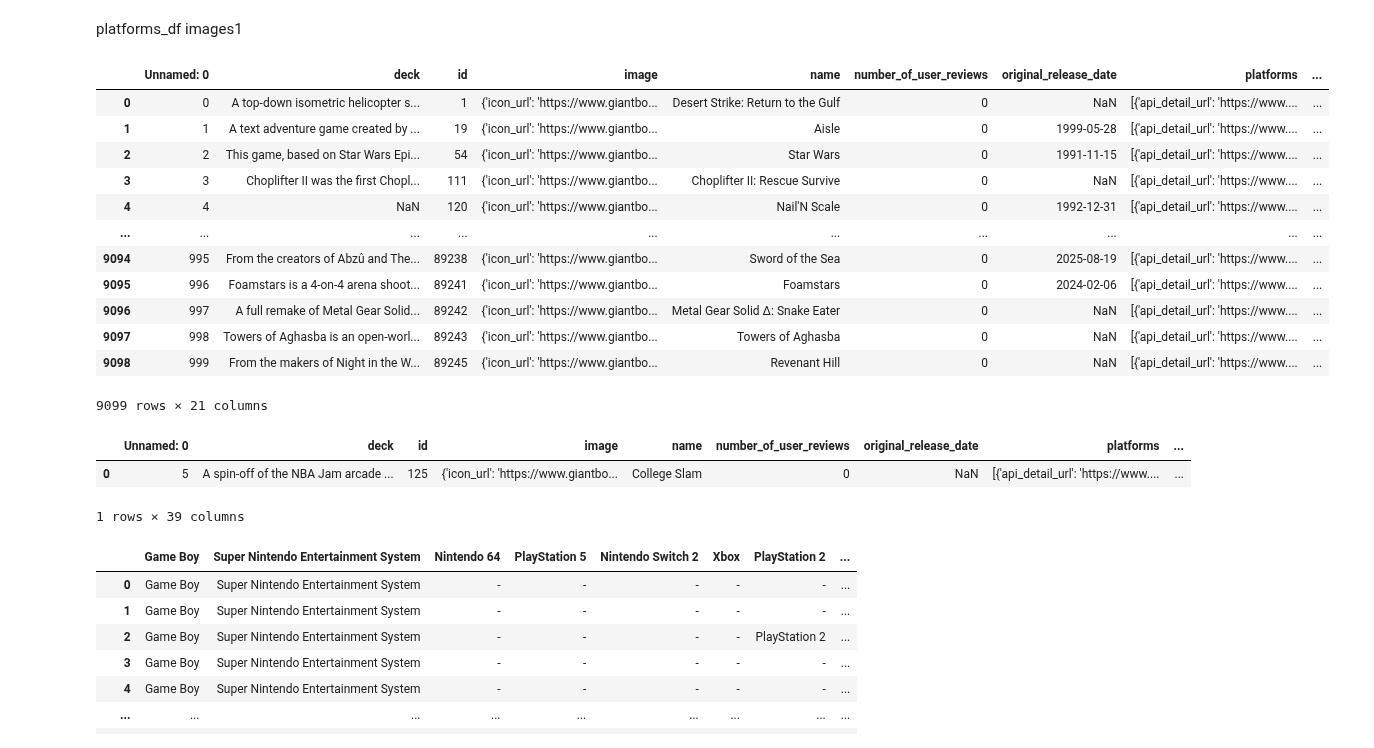
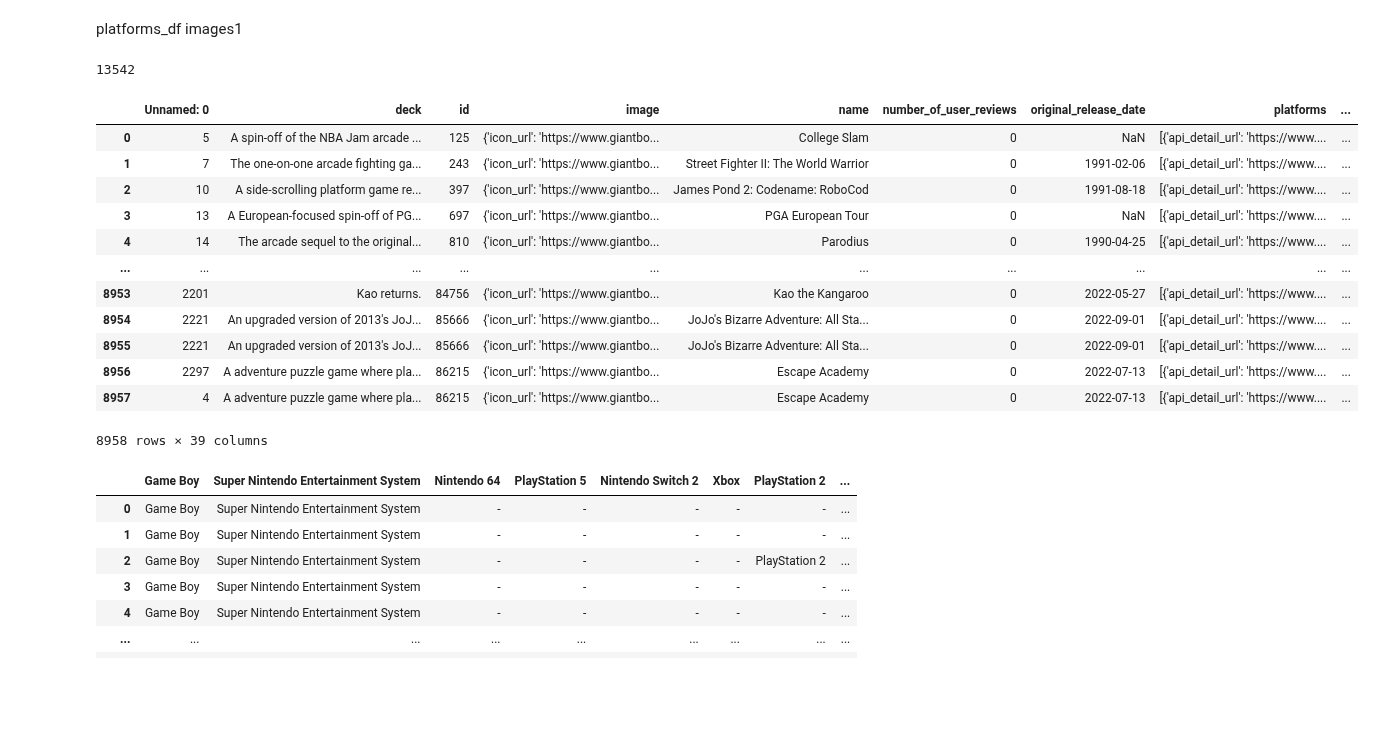
Before and after one commit to AshMKetchum/Asher-Capstone, a Jupyter notebook: notebooks/formatting_games.ipynb, the cells around one changed output. Saved outputs shown, nothing was run; the diff lists cells and outputs as text; code cells hidden in the pictures; blank space fills up the shorter version.

```diff
--- a/notebooks/formatting_games.ipynb
+++ b/notebooks/formatting_games.ipynb
@@ -29,22 +33,18 @@ g13=pd.read_csv('../data/games2_3.csv')
+# %%
+g16=pd.read_csv('../data/games6.csv')
+# %%
+g17=pd.read_csv('../data/games2_5.csv')
+# %%
+g18=pd.read_csv('../data/games2_6.csv')
 # %%
-g3=pd.concat([g1,g2,g10,g11,g12,g13],axis=0,ignore_index=True)
-g3
+g3=pd.concat([g1,g2,g10,g11,g12,g13,g14,g15,g16,g17,g18],axis=0,ignore_index=True)
+g3.to_csv('all_giant_games.csv')
-# %% [output]
-|  | Unnamed: 0 | deck | id | image | name | number_of_user_reviews | original_release_date | platforms | ... |
-| 0 | 0 | A top-down isometric helicopter s... | 1 | {'icon_url': 'https://www.giantbo... | Desert Strike: Return to the Gulf | 0 | NaN | [{'api_detail_url': 'https://www.... | ... |
-| 1 | 1 | A text adventure game created by ... | 19 | {'icon_url': 'https://www.giantbo... | Aisle | 0 | 1999-05-28 | [{'api_detail_url': 'https://www.... | ... |
-| 2 | 2 | This game, based on Star Wars Epi... | 54 | {'icon_url': 'https://www.giantbo... | Star Wars | 0 | 1991-11-15 | [{'api_detail_url': 'https://www.... | ... |
-| 3 | 3 | Choplifter II was the first Chopl... | 111 | {'icon_url': 'https://www.giantbo... | Choplifter II: Rescue Survive | 0 | NaN | [{'api_detail_url': 'https://www.... | ... |
-| 4 | 4 | NaN | 120 | {'icon_url': 'https://www.giantbo... | Nail'N Scale | 0 | 1992-12-31 | [{'api_detail_url': 'https://www.... | ... |
-| ... | ... | ... | ... | ... | ... | ... | ... | ... | ... |
-| 9094 | 995 | From the creators of Abzû and The... | 89238 | {'icon_url': 'https://www.giantbo... | Sword of the Sea | 0 | 2025-08-19 | [{'api_detail_url': 'https://www.... | ... |
-| 9095 | 996 | Foamstars is a 4-on-4 arena shoot... | 89241 | {'icon_url': 'https://www.giantbo... | Foamstars | 0 | 2024-02-06 | [{'api_detail_url': 'https://www.... | ... |
-| 9096 | 997 | A full remake of Metal Gear Solid... | 89242 | {'icon_url': 'https://www.giantbo... | Metal Gear Solid Δ: Snake Eater | 0 | NaN | [{'api_detail_url': 'https://www.... | ... |
-| 9097 | 998 | Towers of Aghasba is an open-worl... | 89243 | {'icon_url': 'https://www.giantbo... | Towers of Aghasba | 0 | NaN | [{'api_detail_url': 'https://www.... | ... |
-| 9098 | 999 | From the makers of Night in the W... | 89245 | {'icon_url': 'https://www.giantbo... | Revenant Hill | 0 | NaN | [{'api_detail_url': 'https://www.... | ... |
-9099 rows × 21 columns
 # %%
 game_reviews=pd.read_csv('../data/reviews_and_sales.csv')
+# %%
+len(g3)
+# %% [output]
+13542
 # %%
 g3['name'] = g3['name'].astype(str)
 game_reviews['Name'] = game_reviews['Name'].astype(str)
@@ -57,35 +57,45 @@ scores = process.cdist(
     workers=-1  # use all CPU cores
 )
 
 # Get best matches and their scores
 best_match_idx = np.argmax(scores, axis=1)
 best_match_score = scores[np.arange(scores.shape[0]), best_match_idx]
 best_matches = [g3['name'].iloc[i] for i in best_match_idx]
 
 # Add results back to reviews_and_sales
 game_reviews['matched_name'] = best_matches
 game_reviews['score'] = best_match_score
 
 # Replace Name with matched_name if score >= threshold
 threshold = 85
 game_reviews.loc[game_reviews['score'] >= threshold, 'Name'] = \
    game_reviews.loc[game_reviews['score'] >= threshold, 'matched_name']
 
 # Merge on aligned names
 merged_df = pd.merge(
     g3,
     game_reviews,
     left_on='name',
     right_on='Name',
     how='inner'
 )
 
 # merged_df now contains both datasets combined
-merged_df.head(1)
+merged_df
 # %% [output]
 |  | Unnamed: 0 | deck | id | image | name | number_of_user_reviews | original_release_date | platforms | ... |
 | 0 | 5 | A spin-off of the NBA Jam arcade ... | 125 | {'icon_url': 'https://www.giantbo... | College Slam | 0 | NaN | [{'api_detail_url': 'https://www.... | ... |
+| 1 | 7 | The one-on-one arcade fighting ga... | 243 | {'icon_url': 'https://www.giantbo... | Street Fighter II: The World Warrior | 0 | 1991-02-06 | [{'api_detail_url': 'https://www.... | ... |
+| 2 | 10 | A side-scrolling platform game re... | 397 | {'icon_url': 'https://www.giantbo... | James Pond 2: Codename: RoboCod | 0 | 1991-08-18 | [{'api_detail_url': 'https://www.... | ... |
+| 3 | 13 | A European-focused spin-off of PG... | 697 | {'icon_url': 'https://www.giantbo... | PGA European Tour | 0 | NaN | [{'api_detail_url': 'https://www.... | ... |
+| 4 | 14 | The arcade sequel to the original... | 810 | {'icon_url': 'https://www.giantbo... | Parodius | 0 | 1990-04-25 | [{'api_detail_url': 'https://www.... | ... |
+| ... | ... | ... | ... | ... | ... | ... | ... | ... | ... |
+| 8953 | 2201 | Kao returns. | 84756 | {'icon_url': 'https://www.giantbo... | Kao the Kangaroo | 0 | 2022-05-27 | [{'api_detail_url': 'https://www.... | ... |
+| 8954 | 2221 | An upgraded version of 2013's JoJ... | 85666 | {'icon_url': 'https://www.giantbo... | JoJo's Bizarre Adventure: All Sta... | 0 | 2022-09-01 | [{'api_detail_url': 'https://www.... | ... |
+| 8955 | 2221 | An upgraded version of 2013's JoJ... | 85666 | {'icon_url': 'https://www.giantbo... | JoJo's Bizarre Adventure: All Sta... | 0 | 2022-09-01 | [{'api_detail_url': 'https://www.... | ... |
+| 8956 | 2297 | A adventure puzzle game where pla... | 86215 | {'icon_url': 'https://www.giantbo... | Escape Academy | 0 | 2022-07-13 | [{'api_detail_url': 'https://www.... | ... |
+| 8957 | 4 | A adventure puzzle game where pla... | 86215 | {'icon_url': 'https://www.giantbo... | Escape Academy | 0 | 2022-07-13 | [{'api_detail_url': 'https://www.... | ... |
-1 rows × 39 columns
+8958 rows × 39 columns
 # %%
 g4=merged_df
 # %%
```
Also changed, not shown: parts of 9 cells of this notebook, 9 other files.
